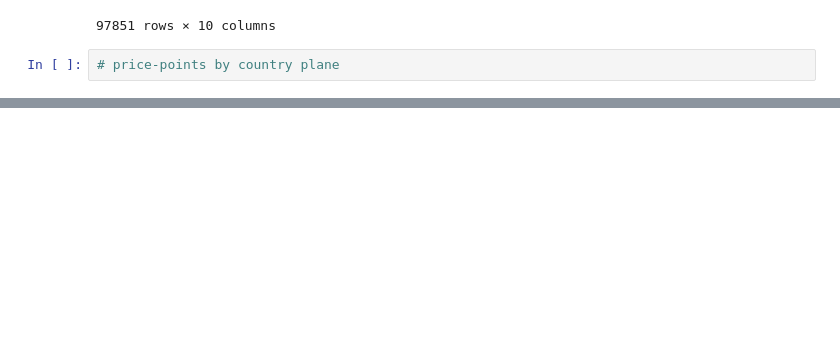
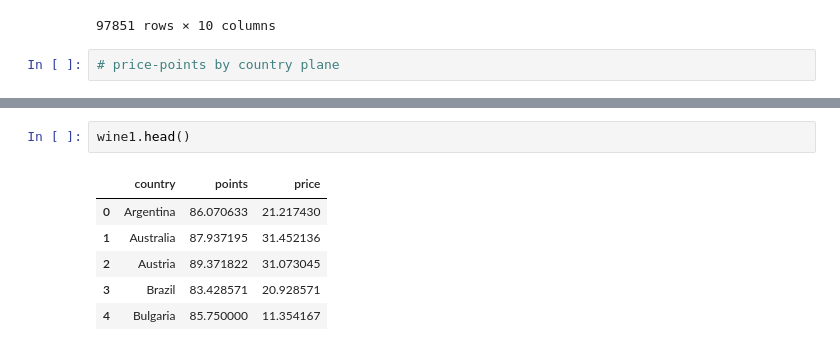
Before and after one commit to pavlafuxova/TFM, a Jupyter notebook: ranking_varieties.ipynb, the cells around one changed output, grey strips where cells are left out. Drawn from its saved outputs; the diff is of its cells as text; blank space fills up the shorter version.

```diff
--- a/ranking_varieties.ipynb
+++ b/ranking_varieties.ipynb
@@ -306,0 +296,9 @@ plt.show()
+# %%
+wine1.head()
+# %% [output]
+|  | country | points | price |
+| 0 | Argentina | 86.070633 | 21.217430 |
+| 1 | Australia | 87.937195 | 31.452136 |
+| 2 | Austria | 89.371822 | 31.073045 |
+| 3 | Brazil | 83.428571 | 20.928571 |
+| 4 | Bulgaria | 85.750000 | 11.354167 |
```
Also changed, not shown: parts of 4 cells of this notebook.
